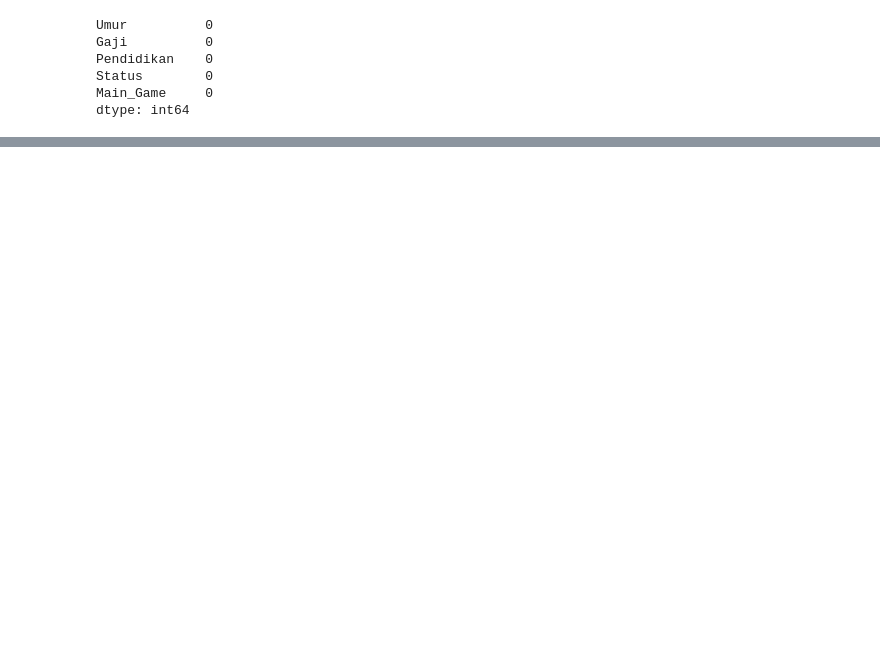
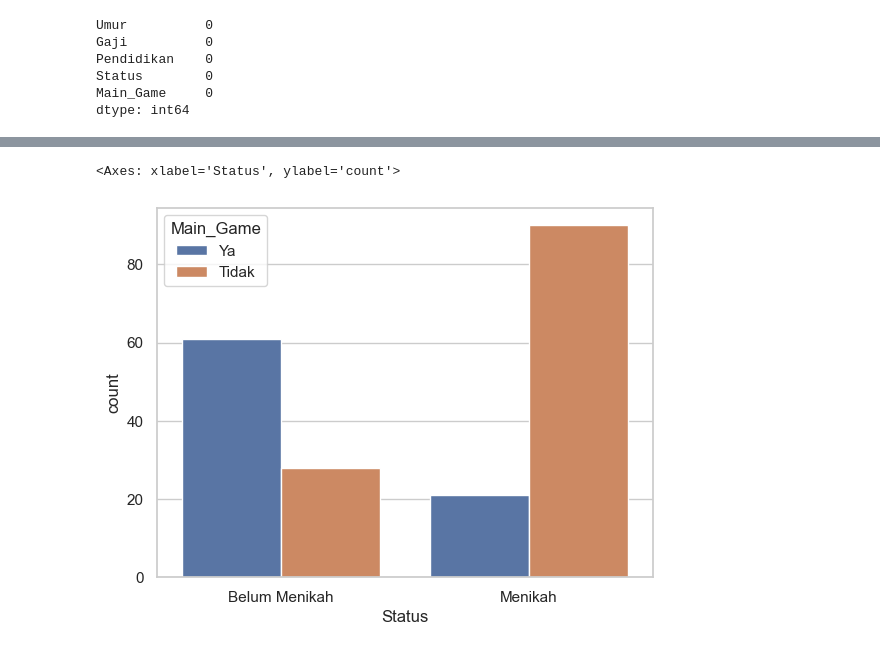
Before and after one commit to rosan-f/dicoding-asah-machine-learning, a Jupyter notebook: materi/supervised-learning/clasification/decission-tree.ipynb, the cells around one changed output, grey strips where cells are left out. Cells and saved outputs as stored; diff of their text form; code cells hidden in the pictures; blank space fills up the shorter version.

```diff
--- a/materi/supervised-learning/clasification/decission-tree.ipynb
+++ b/materi/supervised-learning/clasification/decission-tree.ipynb
@@ -59,0 +107,5 @@ dtype: int64
+# %%
+sns.countplot(x="Status", hue="Main_Game", data=df)
+# %% [output]
+<Axes: xlabel='Status', ylabel='count'>
+[figure, added]
```
Also changed, not shown: parts of 15 cells of this notebook.
